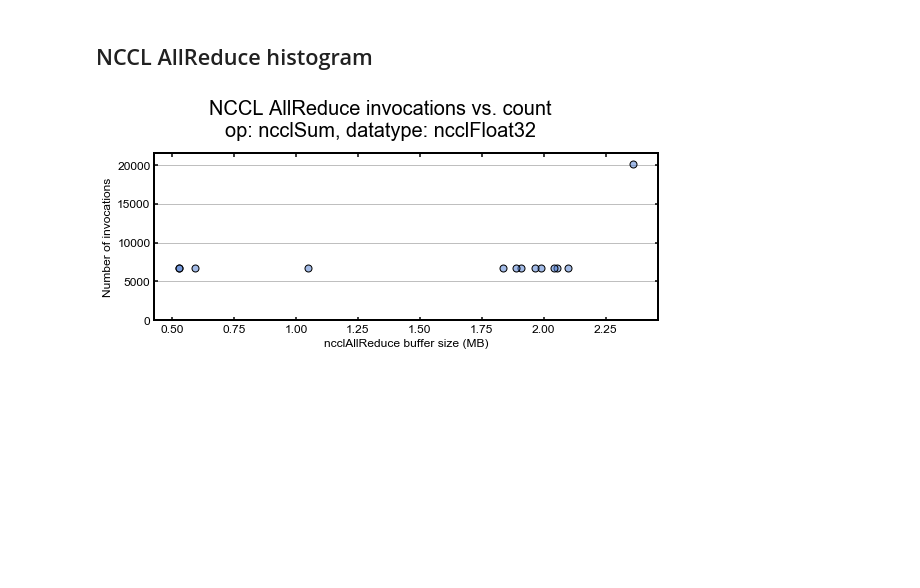
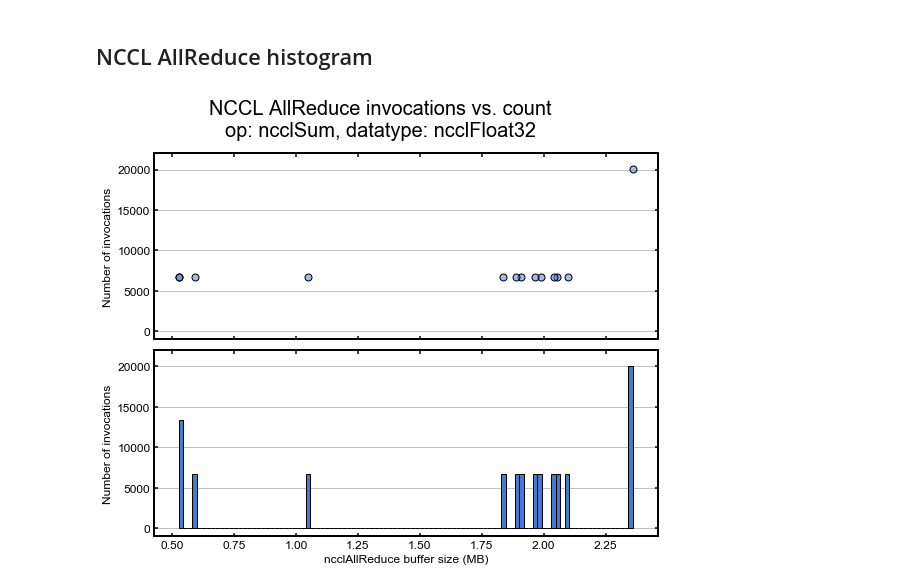
Before and after one commit to mrowan137/ml-performance-benchmark, a Jupyter notebook: resnet/analysis/plot_nccl_debug.ipynb, the cells around one changed output. Cells and saved outputs as stored; diff of their text form; code cells hidden in the pictures; blank space fills up the shorter version.

Commit message:
NCCL debug plotting/analysis

```diff
--- a/resnet/analysis/plot_nccl_debug.ipynb
+++ b/resnet/analysis/plot_nccl_debug.ipynb
@@ -83,35 +83,39 @@ colors = sns.color_palette('muted') + sns.color_palette('dark',)
 # %%
 # data collected for 8 node runs
 ranks = sorted(d._hash[8].keys())
 op, datatype = 'ncclSum', 'ncclFloat32'
-#print(d._hash[8][0][op][datatype])
 
-# Compare raw times
-fig, axs = plt.subplots(nrows=1, ncols=1, sharey=True, figsize=(8, 3.))
+fig, axs = plt.subplots(nrows=2, ncols=1, sharex=True, figsize=(8, 6.))
 plt.suptitle('NCCL AllReduce invocations vs. count\n'
-             +'op: {}, datatype: {}'.format(op, datatype), y=1.2, fontsize=20)
-
-# histogram of counts for all reduce op
-#fig.subplots_adjust(wspace=0.1)
+             +'op: {}, datatype: {}'.format(op, datatype), y=1.1, fontsize=20)
 
 # 4 Bytes * count
-nbytes = 4*d._hash[8][0][op][datatype]
+nbytes = np.array(4*d._hash[8][0][op][datatype])
 nbytes_to_count = Counter(nbytes)
 
 # MegaBytes
 x = np.array(list(nbytes_to_count.keys()))
 y = np.array([nbytes_to_count[nb] for nb in x])
 
 # Plot MegaBytes vs. Count
+plt.sca(axs.flatten()[0])
 plt.scatter(x/10.**6, y, color=colors[0], marker='o',
             facecolor=mpl.colors.ColorConverter().to_rgba(colors[0], alpha=0.5),
             edgecolor=mpl.colors.ColorConverter().to_rgba('k', alpha=1.0), zorder=5)
-plt.ylim(0, 1.07*y.max())
+plt.ylim(-1000, 22000)
+plt.gca().yaxis.grid(True)
+plt.ylabel('Number of invocations')
+
+
+# Plot MegaBytes vs. Count
+plt.sca(axs.flatten()[1])
+plt.hist(nbytes/10.**6, bins=100, color=colors[0], edgecolor='k', zorder=5)
+plt.ylim(-1000, 22000)
 plt.gca().yaxis.grid(True)
 plt.xlabel('ncclAllReduce buffer size (MB)')
 plt.ylabel('Number of invocations')
 plt.tight_layout()
 
 plt.savefig('figs/NCCL_count.png', dpi=150, bbox_inches='tight')
 # %% [output]
-[figure, old version]
+[figure, new version]
```
Also changed, not shown: 5 other files.
